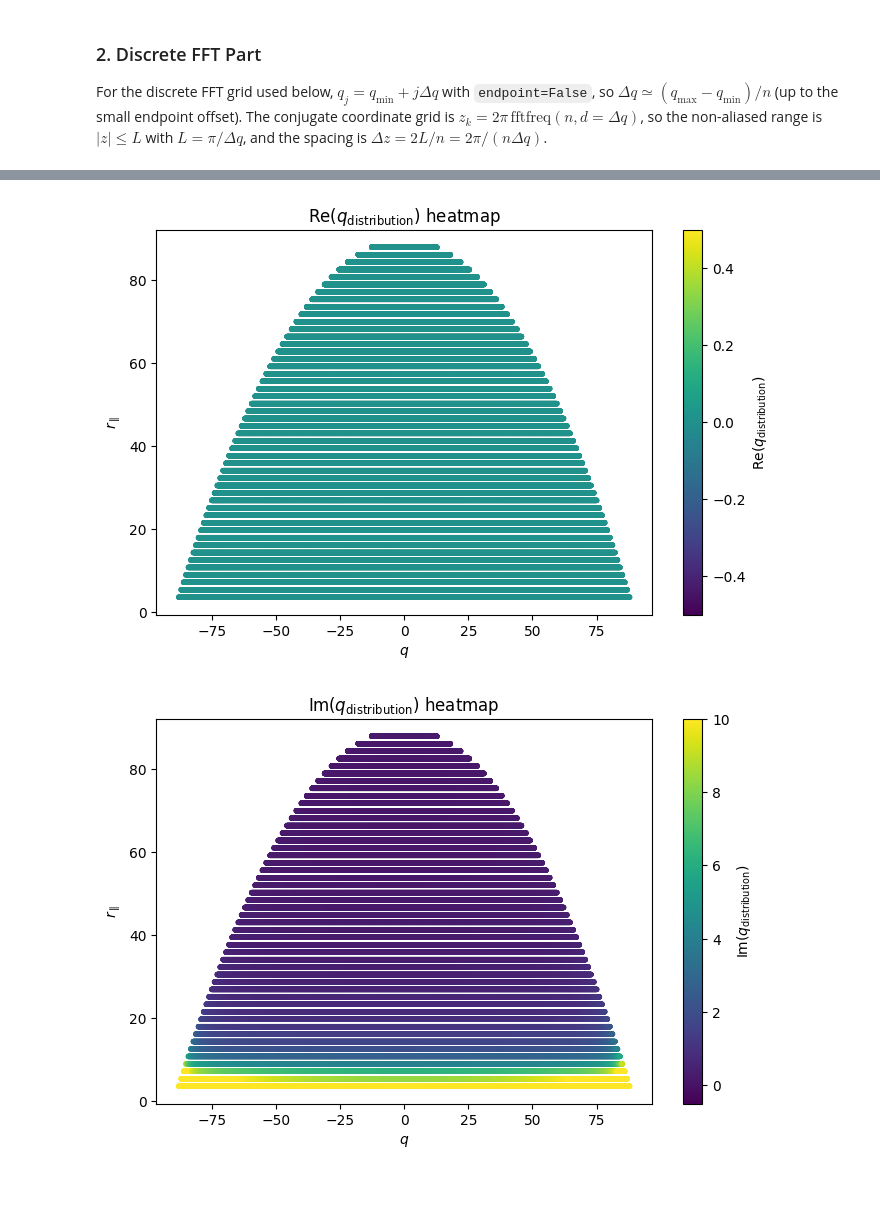
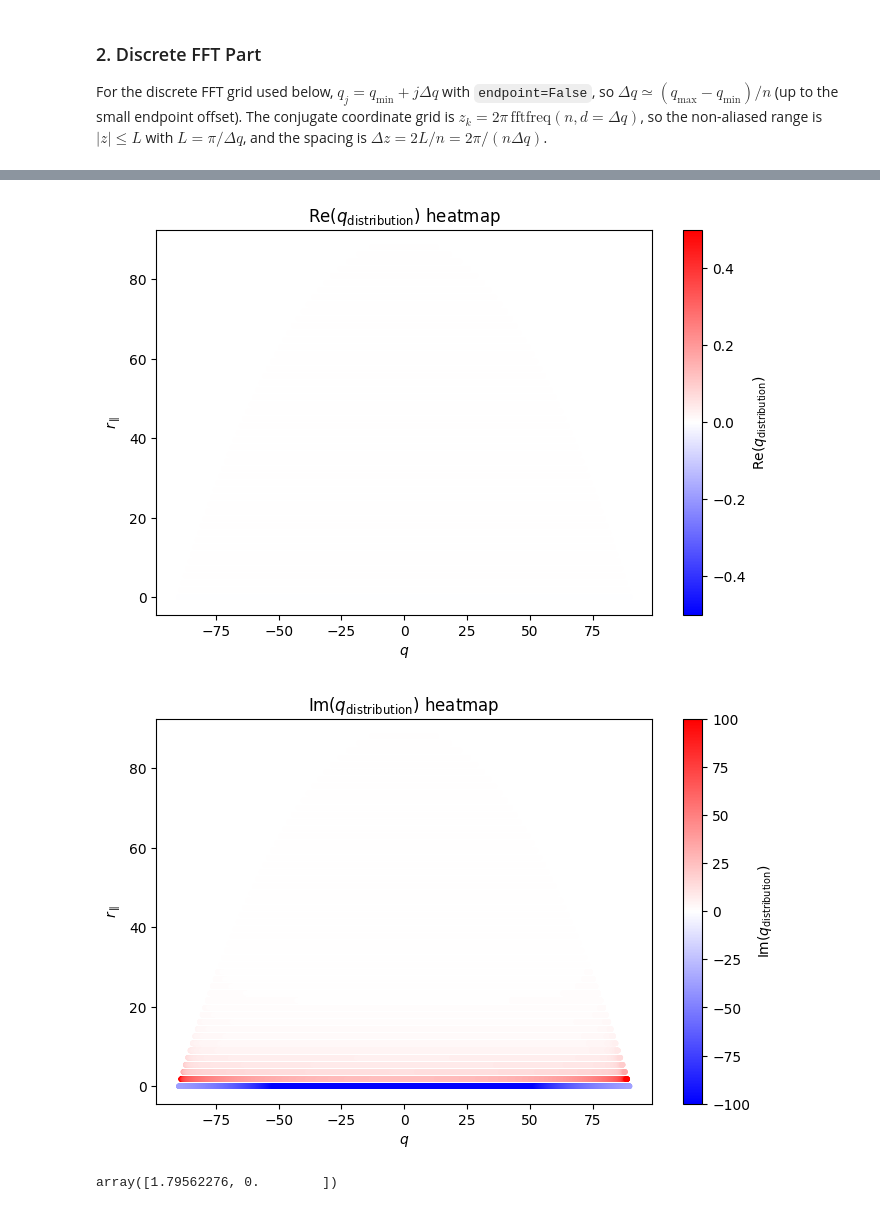
Before and after one commit to ClaudioQTM/2D_array, a Jupyter notebook: src/W_state/W_state_FFT.ipynb, the cells around one changed output, grey strips where cells are left out. Cells and saved outputs as stored; diff of their text form; code cells hidden in the pictures.

```diff
--- a/src/W_state/W_state_FFT.ipynb
+++ b/src/W_state/W_state_FFT.ipynb
@@ -24,12 +24,12 @@ sigma_func_period = create_self_energy_interpolator_numba(
 )
 # r_para = np.array([-74, 30])
 # p_para = np.array([60, 50])
-r_para = np.array([0.01,0.01])
-p_para = np.array([0.01,0.02])
+r_para = np.array([1.8,0.01])
+p_para = np.array([0.01,0.01])
 
 E = 2 * (square_lattice.omega_e + collective_lamb_shift)
 #E = 205
-E1 = (E+2) / 2
+E1 = (E+0.5) / 2
 
 Q_para = np.array([0, 0])
 Zc = 0
@@ -170,7 +167,7 @@ r_grid_points =  np.linspace(0,E/2,n_r_grid_points,False)
 r_path = deque()
 
 # go through the grid in reverse order but skip the first point (0,0) to avoid duplication
-for x in r_grid_points[:1:-1]:
+for x in r_grid_points[::-1]:
     r_path.append(np.array([x, 0.0]))
 """
 for x in r_grid_points:
@@ -208,5 +205,5 @@ q_grid_list, q_distribution_list = map(list, zip(*q_distribution_results))
 # %%
-r_heatmap_points = r_grid_points[:1:-1]
+r_heatmap_points = r_grid_points[::-1]
 q_re = np.real(np.asarray(q_distribution_list))
 q_im = np.imag(np.asarray(q_distribution_list))
 
@@ -230,35 +227,39 @@ def _same_q_grid_after_decimation(q_grids):
         for q in q_grids[1:]
     )
 
 def _plot_q_distribution_heatmap(values, colorbar_label, title,vmin,vmax):
     if "q_grid_list" in globals() and _same_q_grid_after_decimation(q_grid_list):
         fig, ax = plt.subplots(figsize=(8, 5))
-        mesh = ax.pcolormesh(np.asarray(q_grid_list[0])[q_plot_idx], r_heatmap_points, values, shading="auto")
+        mesh = ax.pcolormesh(np.asarray(q_grid_list[0])[q_plot_idx], r_heatmap_points, values, shading="auto",cmap="bwr")
     elif "q_grid_list" in globals():
         q_heatmap_grid = np.asarray([np.asarray(q)[q_plot_idx] for q in q_grid_list])
         r_heatmap_grid = np.repeat(r_heatmap_points[:, None], q_heatmap_grid.shape[1], axis=1)
         fig, ax = plt.subplots(figsize=(8, 5))
-        mesh = ax.scatter(q_heatmap_grid.ravel(), r_heatmap_grid.ravel(), c=values.ravel(), s=8,vmin=vmin,vmax=vmax)
+        mesh = ax.scatter(q_heatmap_grid.ravel(), r_heatmap_grid.ravel(), c=values.ravel(), s=8,vmin=vmin,vmax=vmax,cmap="bwr")
     else:
         fig, ax = plt.subplots(figsize=(8, 5))
         mesh = ax.pcolormesh(np.asarray(q_grid)[q_plot_idx], r_heatmap_points, values, shading="auto",vmin=vmin,vmax=vmax)
 
     fig.colorbar(mesh, ax=ax, label=colorbar_label)
     ax.set_xlabel(r"$q$")
     ax.set_ylabel(r"$r_\parallel$")
     ax.set_title(title)
     plt.show()
 
 _plot_q_distribution_heatmap(
     q_re_plot,
     r"$\mathrm{Re}(q_{\mathrm{distribution}})$",
     r"$\mathrm{Re}(q_{\mathrm{distribution}})$ heatmap",-0.5,0.5
 )
 _plot_q_distribution_heatmap(
     q_im_plot,
     r"$\mathrm{Im}(q_{\mathrm{distribution}})$",
-    r"$\mathrm{Im}(q_{\mathrm{distribution}})$ heatmap",-0.5,10
+    r"$\mathrm{Im}(q_{\mathrm{distribution}})$ heatmap",-100,100
 )
 # %% [output]
-[figure, old version]
+[figure, new version]
-[figure, old version]
+[figure, new version]
+# %%
+r_path[-2]
+# %% [output]
+array([1.79562276, 0.        ])
```
Also changed, not shown: parts of 5 cells of this notebook, 1 other file.
